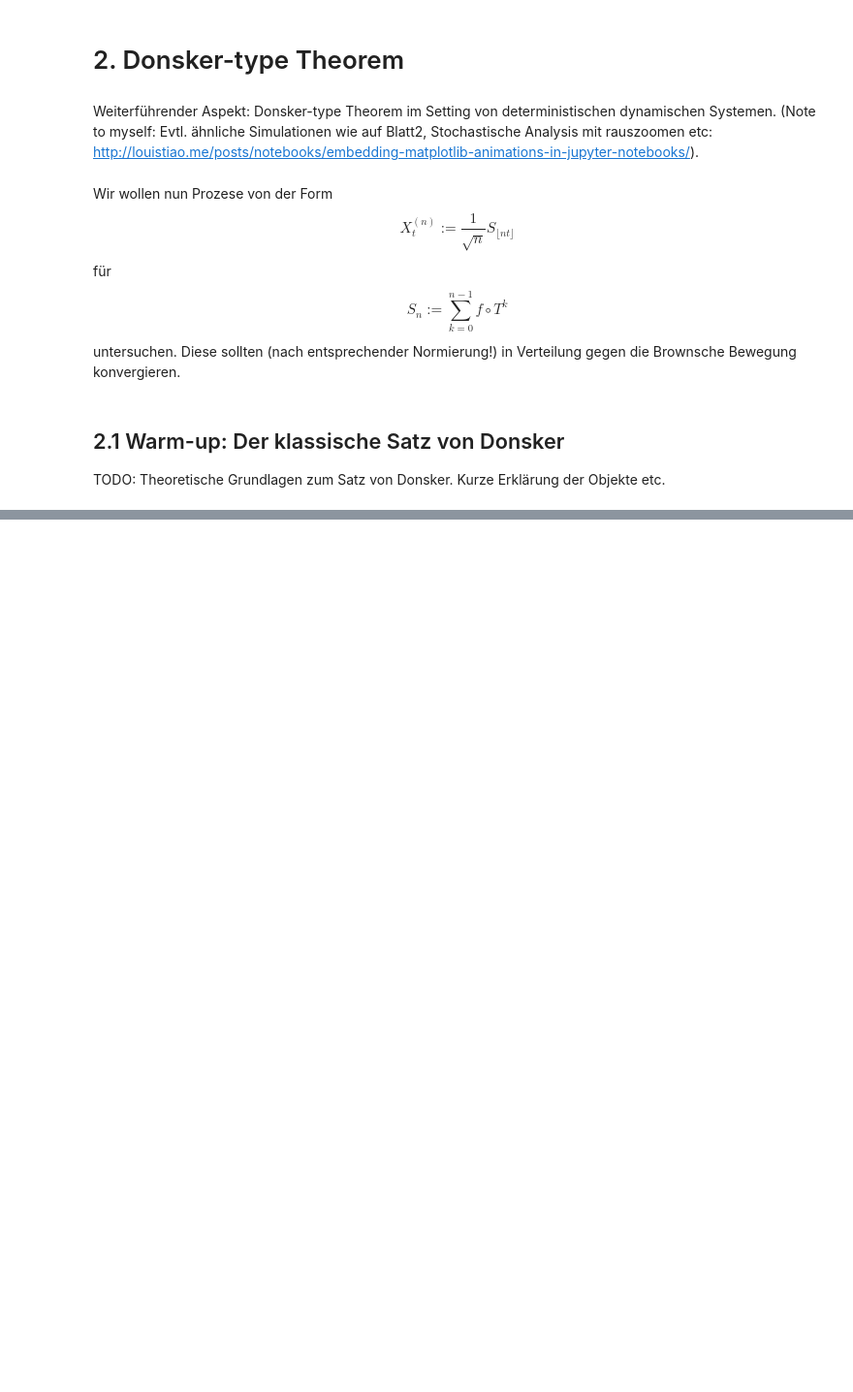
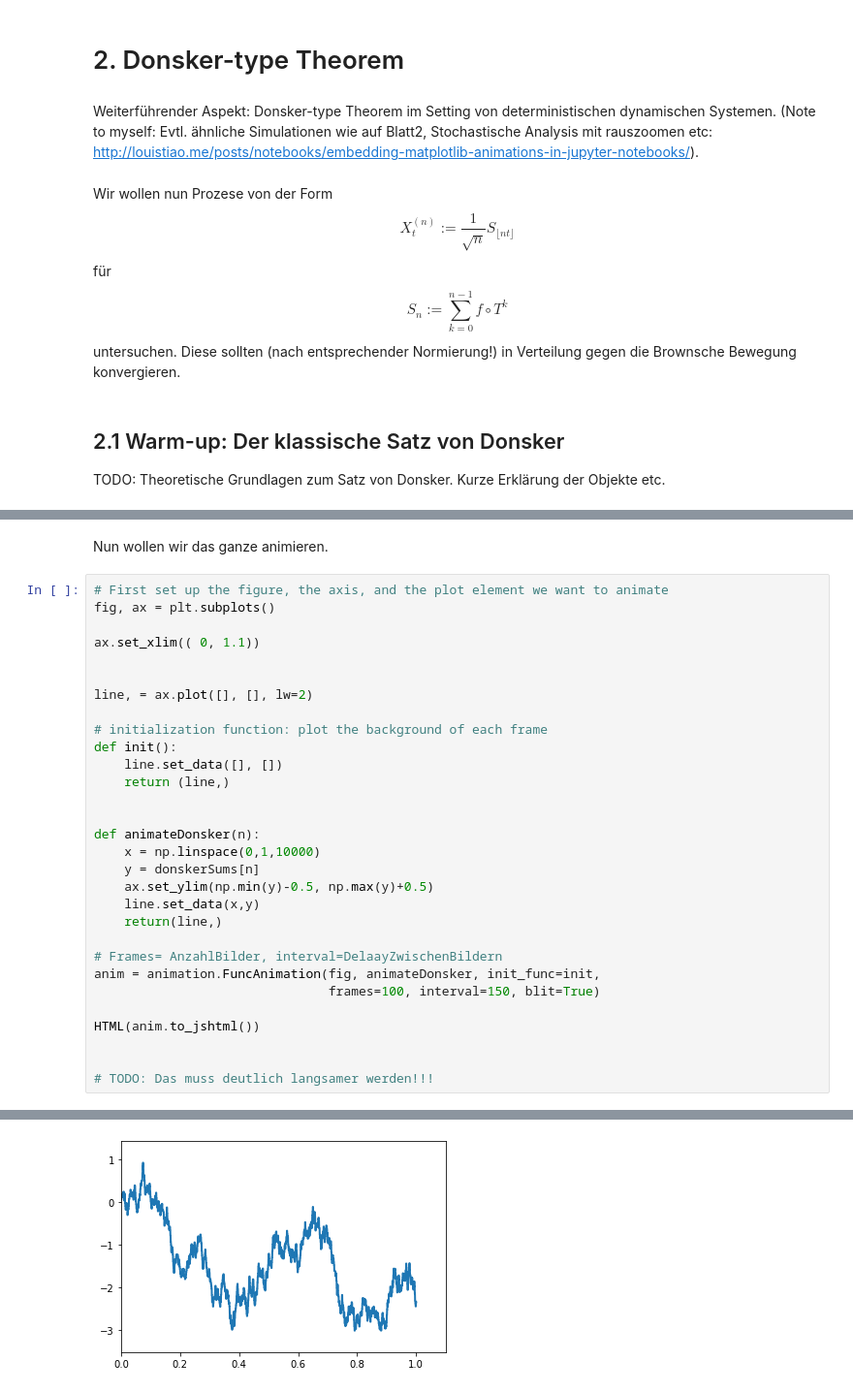
Before and after one commit to jonaskoeppl/determinismus-chaos-zufall, a Jupyter notebook: clt.ipynb, the cells around one changed output, grey strips where cells are left out. Shown at 97% size. Saved outputs shown, nothing was run; the diff lists cells and outputs as text; blank space fills up the shorter version.

```diff
--- a/clt.ipynb
+++ b/clt.ipynb
@@ -285,0 +282,33 @@ plt.plot(x, donskerSums[2])
+# %% [markdown]
+Nun wollen wir das ganze animieren.
+# %%
+# First set up the figure, the axis, and the plot element we want to animate
+fig, ax = plt.subplots()
+
+ax.set_xlim(( 0, 1.1))
+
+
+line, = ax.plot([], [], lw=2)
+
+# initialization function: plot the background of each frame
+def init():
+    line.set_data([], [])
+    return (line,)
+
+
+def animateDonsker(n):
+    x = np.linspace(0,1,10000)
+    y = donskerSums[n]
+    ax.set_ylim(np.min(y)-0.5, np.max(y)+0.5)
+    line.set_data(x,y)
+    return(line,)
+
+# Frames= AnzahlBilder, interval=DelaayZwischenBildern
+anim = animation.FuncAnimation(fig, animateDonsker, init_func=init,
+                               frames=100, interval=150, blit=True)
+
+HTML(anim.to_jshtml())
+
+
+# TODO: Das muss deutlich langsamer werden!!!
+# %% [output]
@@ -285,0 +316 @@ plt.plot(x, donskerSums[2])
+[figure, added]
```
Also changed, not shown: parts of 4 cells of this notebook.
